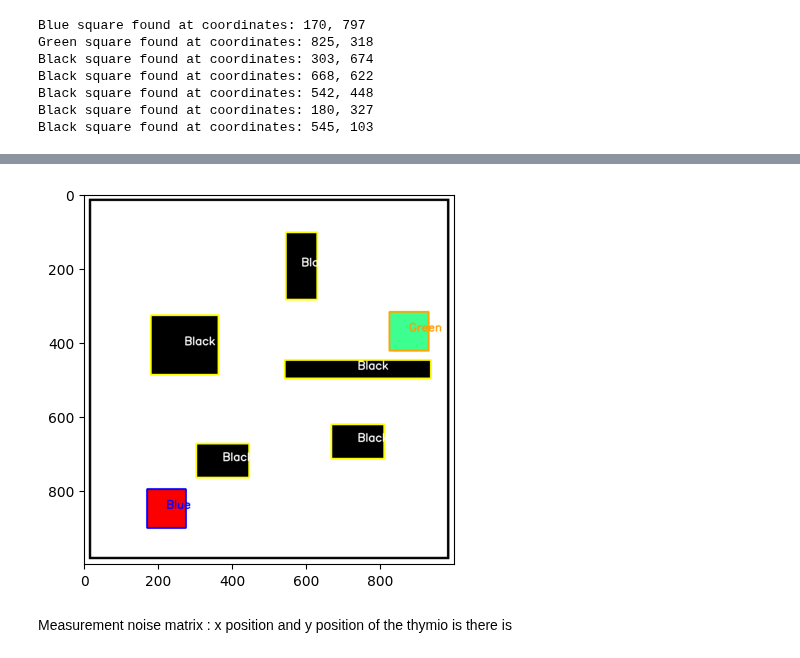
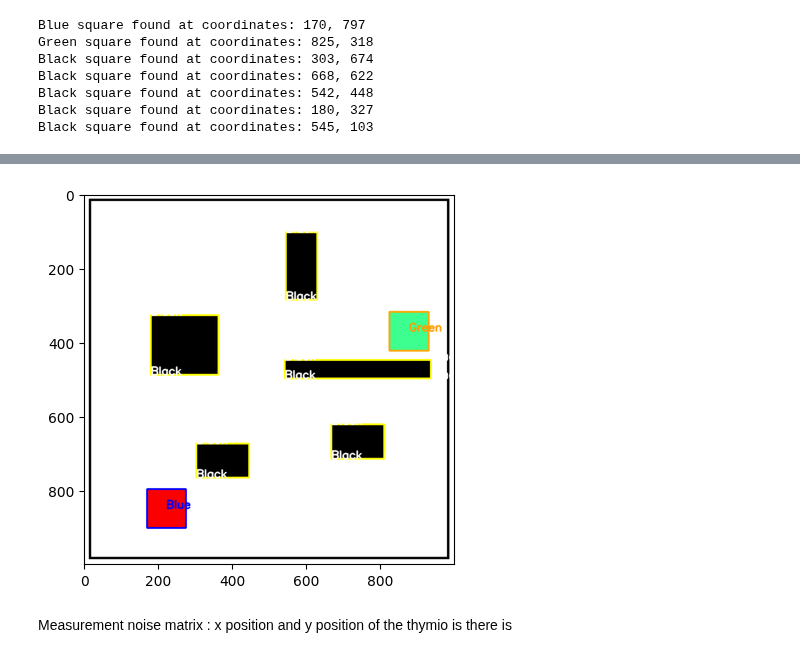
Before and after one commit to Armonis5/ThymioMob, a Jupyter notebook: vision.ipynb, the cells around one changed output, grey strips where cells are left out. Saved outputs shown, nothing was run; the diff lists cells and outputs as text; code cells hidden in the pictures.

```diff
--- a/vision.ipynb
+++ b/vision.ipynb
@@ -138,7 +137,7 @@ def find_coordinates(contours, color):
         if len(approx) == 4:
             rectangle = cv2.minAreaRect(cnt)
             box = cv2.boxPoints(rectangle)
-            box = np.int0(box)
+            box = np.intp(box)
             if color == 'Black':
                 coordinates.append(box)
             elif color in ['Green', 'Blue']:
@@ -162,7 +161,7 @@ green_coordinates = find_coordinates(green_contours, 'Green')
 
 # Black rectangles
 black_coordinates = []
-black_coordinates = find_coordinates(black_contours, 'Green')
+black_coordinates = find_coordinates(black_contours, 'Black')
 
 
 blue_coordinates.sort(key=lambda x: x[0][0])
@@ -180,8 +179,20 @@ blue_coordinates = sort_by_centroid(blue_coordinates)
 green_coordinates = sort_by_centroid(green_coordinates)
 black_coordinates = sort_by_centroid(black_coordinates)
 
+# Convert lists to tuples after sorting
+blue_coordinates = [tuple(coord) for coord in blue_coordinates]
+green_coordinates = [tuple(coord) for coord in green_coordinates]
+black_coordinates = [tuple(coord) for coord in black_coordinates]
+
 # Display the coordinates and type of variables
 print("Blue coordinates: ", blue_coordinates)
 print("Green coordinates: ", green_coordinates)
 print("Black coordinates: ", black_coordinates)
+
+#print size of each list
+print("Blue coordinates: ", len(blue_coordinates))
+print("Green coordinates: ", len(green_coordinates))
+print("Black coordinates: ", len(black_coordinates))
+
+print(black_coordinates)
 # %% [output]
@@ -191,39 +206,40 @@ Black coordinates:  [[(271, 407)], [(374, 720)], [(587, 194)], [(739, 668)], [(7
 # %%
 #Next to each square or rectangle, we will write the label of the square or rectangle inside the square or rectangle
-def write_colour_label(image, coordinates, color):
+def write_colour_label(image, coordinates_list, color):
     font = cv2.FONT_HERSHEY_SIMPLEX
 
     color_text_map = {
         'Black': (255, 255, 255),   # White text for Black contour
         'Green': (0, 155, 255),     # Orange text for Green contour
         'Blue' : (255, 0, 0),       # Yellow text for Blue contour
     }
 
     text_color = color_text_map.get(color, (255, 255, 255))  # Default to white if no mapping found
 
-    for coord in coordinates:
-        if len(coord) == 1:
-            x, y = coord[0]  # Extract x and y from the single coordinate
-        else:
-            x, y = coord  # Extract x and y from the tuple
-        cv2.putText(image, color, (x, y), font, 1, text_color, 2, cv2.LINE_AA)
+    for coordinates in coordinates_list:
+        for coord in coordinates:
+            if len(coord) == 1:
+                x, y = coord[0]  # Extract x and y from the single coordinate
+            else:
+                x, y = coord  # Extract x and y from the tuple
+            cv2.putText(image, color, (x, y), font, 1, text_color, 2, cv2.LINE_AA)
 
     return image
 
 
 # Write text for blue squares
 image = write_colour_label(image, blue_coordinates, 'Blue')
 
 # Write text for green squares
 image = write_colour_label(image, green_coordinates, 'Green')
 
 # Write text for black rectangles
 image = write_colour_label(image, black_coordinates, 'Black')
 
 # Display the image
 plt.imshow(cv2.cvtColor(image, cv2.COLOR_BGR2RGB))
 plt.show()
 # %% [output]
-[figure, old version]
+[figure, new version]
 # %%
 # Convert lists to tuples after sorting
```
Also changed, not shown: parts of 4 cells of this notebook, 3 other files.
